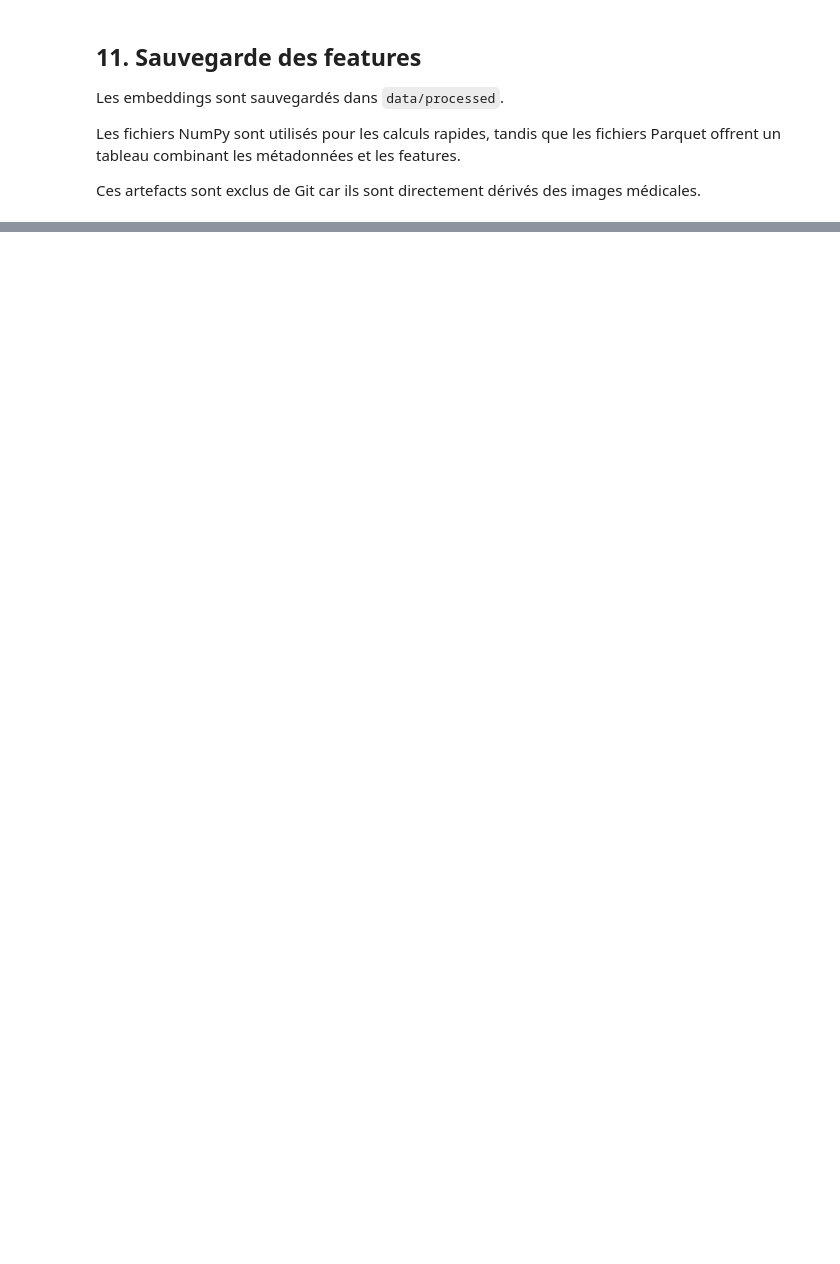
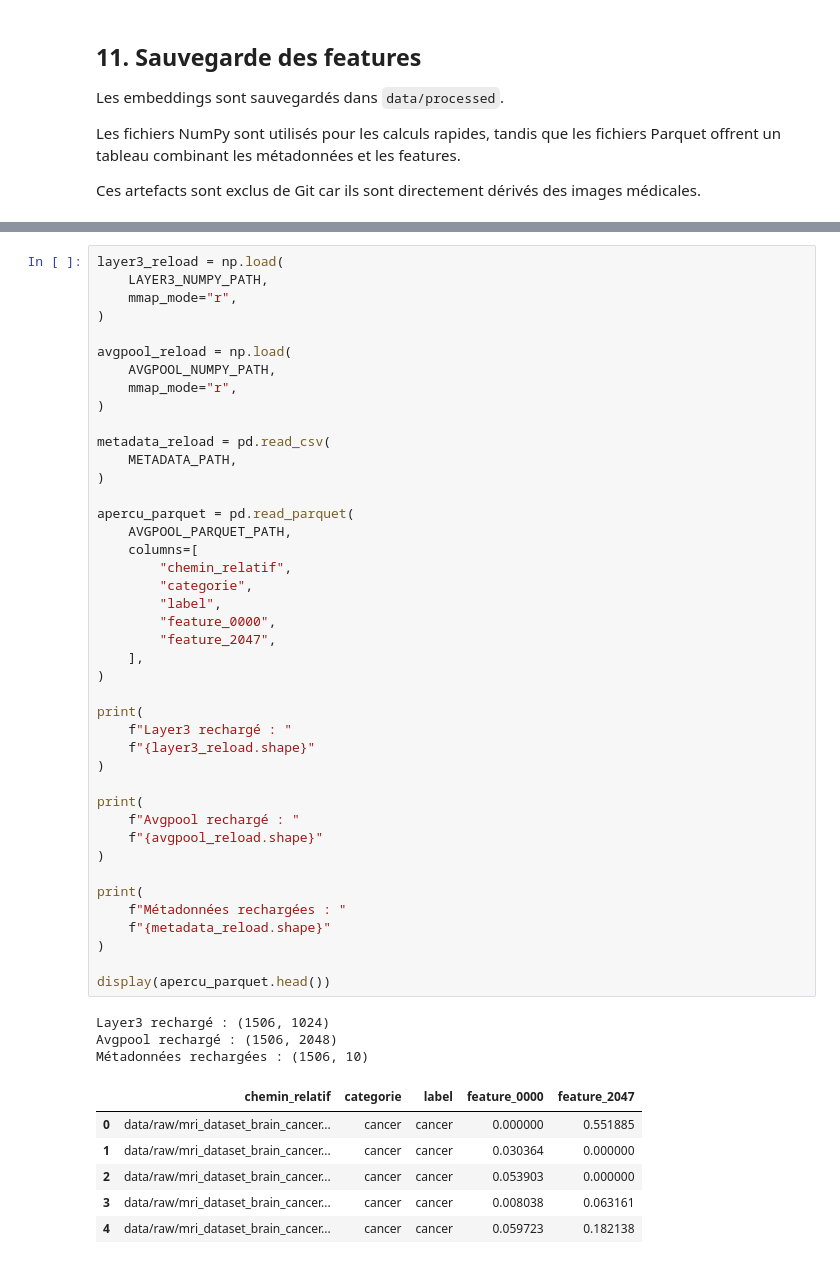
Before and after one commit to VincentDesmouceaux/BrainScanAI, a Jupyter notebook: notebooks/02_preprocessing_extraction_features.ipynb, the cells around one changed output, grey strips where cells are left out. Saved outputs shown, nothing was run; the diff lists cells and outputs as text; blank space fills up the shorter version.

```diff
--- a/notebooks/02_preprocessing_extraction_features.ipynb
+++ b/notebooks/02_preprocessing_extraction_features.ipynb
@@ -858,0 +1060,52 @@ images médicales.
+# %%
+layer3_reload = np.load(
+    LAYER3_NUMPY_PATH,
+    mmap_mode="r",
+)
+
+avgpool_reload = np.load(
+    AVGPOOL_NUMPY_PATH,
+    mmap_mode="r",
+)
+
+metadata_reload = pd.read_csv(
+    METADATA_PATH,
+)
+
+apercu_parquet = pd.read_parquet(
+    AVGPOOL_PARQUET_PATH,
+    columns=[
+        "chemin_relatif",
+        "categorie",
+        "label",
+        "feature_0000",
+        "feature_2047",
+    ],
+)
+
+print(
+    f"Layer3 rechargé : "
+    f"{layer3_reload.shape}"
+)
+
+print(
+    f"Avgpool rechargé : "
+    f"{avgpool_reload.shape}"
+)
+
+print(
+    f"Métadonnées rechargées : "
+    f"{metadata_reload.shape}"
+)
+
+display(apercu_parquet.head())
+# %% [output]
+Layer3 rechargé : (1506, 1024)
+Avgpool rechargé : (1506, 2048)
+Métadonnées rechargées : (1506, 10)
+|  | chemin_relatif | categorie | label | feature_0000 | feature_2047 |
+| 0 | data/raw/mri_dataset_brain_cancer... | cancer | cancer | 0.000000 | 0.551885 |
+| 1 | data/raw/mri_dataset_brain_cancer... | cancer | cancer | 0.030364 | 0.000000 |
+| 2 | data/raw/mri_dataset_brain_cancer... | cancer | cancer | 0.053903 | 0.000000 |
+| 3 | data/raw/mri_dataset_brain_cancer... | cancer | cancer | 0.008038 | 0.063161 |
+| 4 | data/raw/mri_dataset_brain_cancer... | cancer | cancer | 0.059723 | 0.182138 |
```
Also changed, not shown: parts of 14 cells of this notebook.
